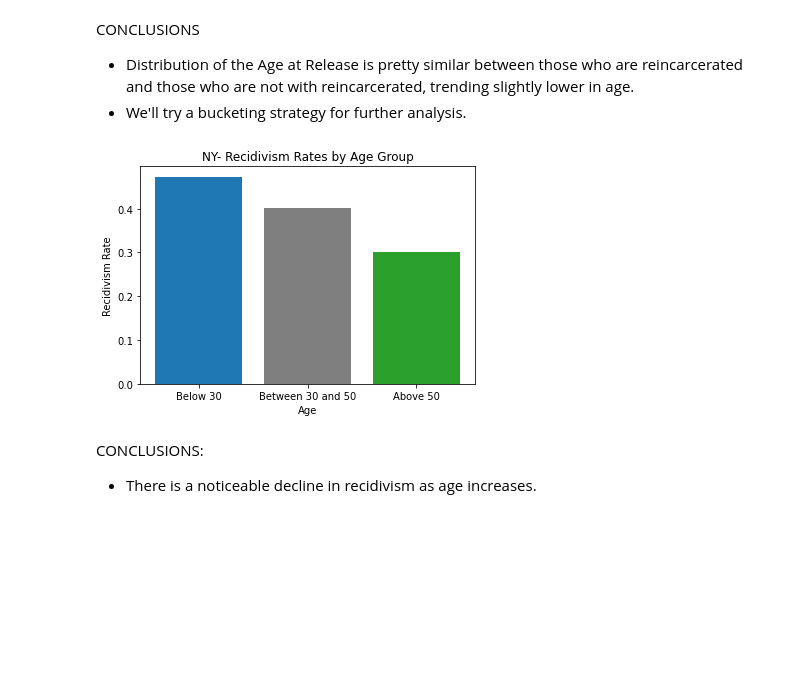
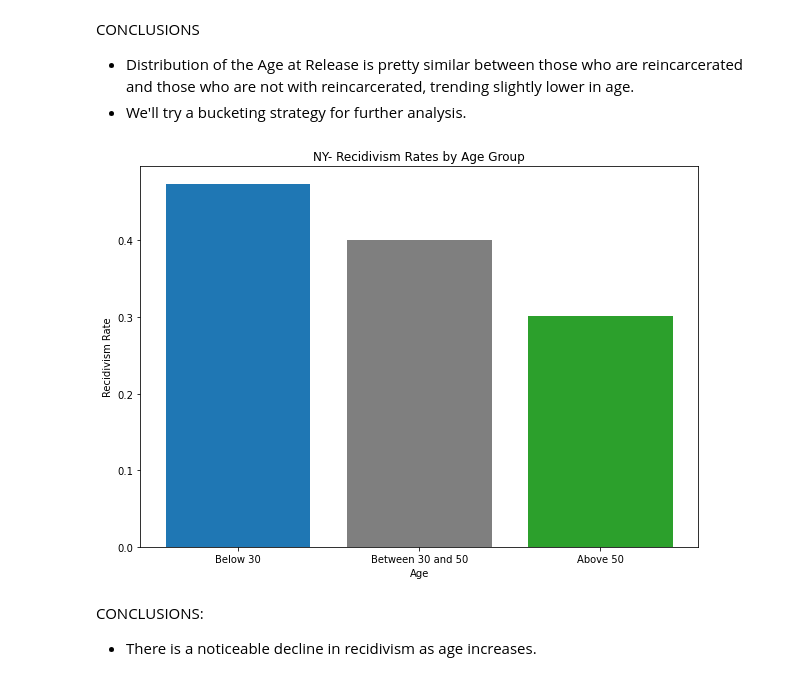
Before and after one commit to ga-dsi-822-group4/recidivism, a Jupyter notebook: notebooks/02_eda.ipynb, the cells around one changed output. Saved outputs shown, nothing was run; the diff lists cells and outputs as text; code cells hidden in the pictures; blank space fills up the shorter version.

```diff
--- a/notebooks/02_eda.ipynb
+++ b/notebooks/02_eda.ipynb
@@ -88,23 +90,24 @@ CONCLUSIONS
 # %%
 # split the dataset into different age ranges below 30, 30-50, 50 and above
 below30 = ny_df[ny_df['Age at Release'] < 30]
 between_30_50 = ny_df[(ny_df['Age at Release'] >= 30) & (ny_df['Age at Release'] <= 50)]
 above50 = ny_df[ny_df['Age at Release'] > 50]
 
 # calculate recidivism rate for each age group as recidivism = reincarcerated / total pop
 below30_recid_rate = (below30[below30['recidivism'] == 1]['recidivism'].value_counts()) / below30.shape[0]
 between_30_50_recid_rate = (between_30_50[between_30_50['recidivism'] == 1]['recidivism'].value_counts()) / between_30_50.shape[0]
 above_50_recid_rate = (above50[above50['recidivism'] == 1]['recidivism'].value_counts()) / above50.shape[0]
 
 # Here we can see a steady decline in recidivism rates as the age at release increases.
+plt.figure(figsize = (10, 7))
 plt.bar(x = 'Below 30', height= below30_recid_rate, color = 'tab:blue')
 plt.bar(x = 'Between 30 and 50', height = between_30_50_recid_rate, color = 'tab:gray')
 plt.bar(x = 'Above 50', height = above_50_recid_rate, color = 'tab:green')
 plt.xlabel('Age')
 plt.ylabel('Recidivism Rate')
 plt.title('NY- Recidivism Rates by Age Group');
 # %% [output]
-[figure, old version]
+[figure, new version]
 # %% [markdown]
 CONCLUSIONS:
 - There is a noticeable decline in recidivism as age increases.
```
Also changed, not shown: parts of 47 cells of this notebook.
